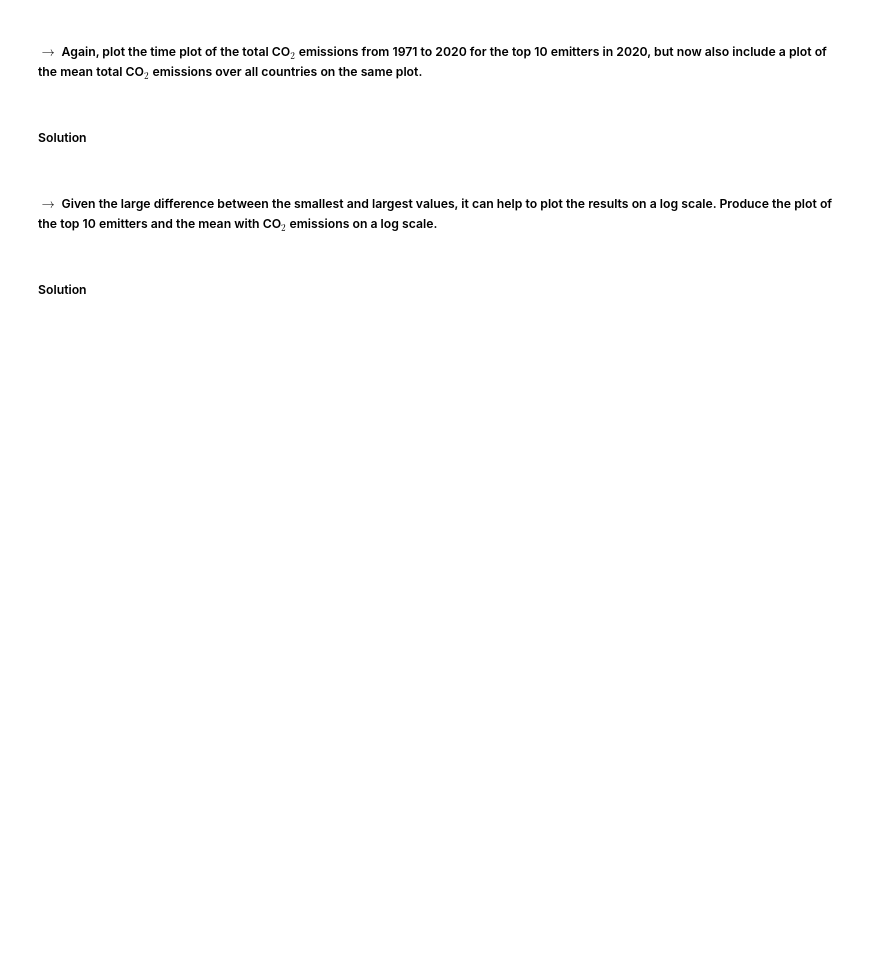
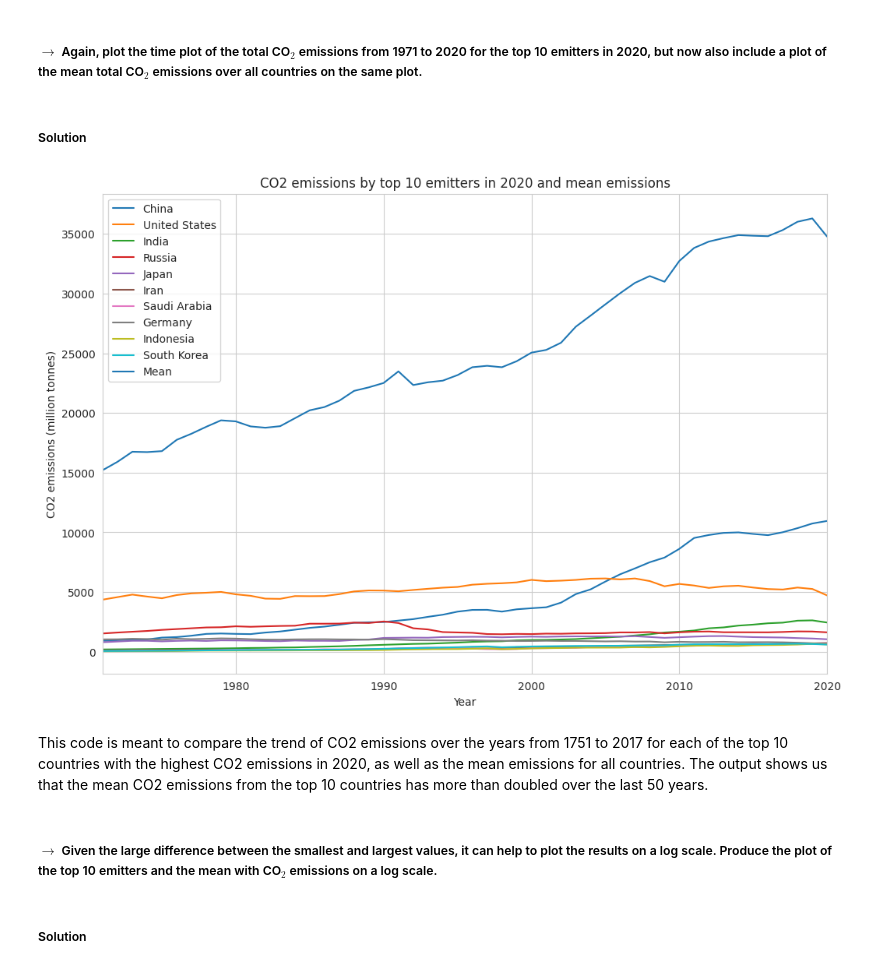
Before and after one commit to kiankhorrami/co2emissions, a Jupyter notebook: Kian_Khorrami_MATH_2315_Lab_1.ipynb, the cells around one changed output. Cells and saved outputs as stored; diff of their text form; code cells hidden in the pictures; blank space fills up the shorter version.

```diff
--- a/Kian_Khorrami_MATH_2315_Lab_1.ipynb
+++ b/Kian_Khorrami_MATH_2315_Lab_1.ipynb
@@ -107,6 +242,27 @@ df.head()
 ##### $\rightarrow$ Again, plot the time plot of the total CO$_2$ emissions from 1971 to 2020 for the top 10 emitters in 2020, but now also include a plot of the mean total CO$_2$ emissions over all countries on the same plot.
 # %% [markdown]
 ##### Solution
+# %%
+emissions_by_year = df.groupby('year')['co2'].sum().reset_index()
+import matplotlib.pyplot as plt
+
+fig, ax = plt.subplots(figsize=(12, 8))
+
+for country in top_emitters_2020['country']:
+    data = df[(df['country'] == country)]
+    ax.plot(data['year'], data['co2'], label=country)
+
+ax.plot(emissions_by_year['year'], emissions_by_year['co2'], label='Mean')
+ax.set_xlabel('Year')
+ax.set_ylabel('CO2 emissions (million tonnes)')
+ax.set_title('CO2 emissions by top 10 emitters in 2020 and mean emissions')
+ax.legend()
+plt.xlim(1971,2020)
+plt.show()
+# %% [output]
+[figure, added]
+# %% [markdown]
+This code is meant to compare the trend of CO2 emissions over the years from 1751 to 2017 for each of the top 10 countries with the highest CO2 emissions in 2020, as well as the mean emissions for all countries. The output shows us that the mean CO2 emissions from the top 10 countries has more than doubled over the last 50 years.
 # %% [markdown]
 ##### $\rightarrow$ Given the large difference between the smallest and largest values, it can help to plot the results on a log scale. Produce the plot of the top 10 emitters and the mean with CO$_2$ emissions on a log scale.
 # %% [markdown]
```
Also changed, not shown: parts of 24 cells of this notebook.
